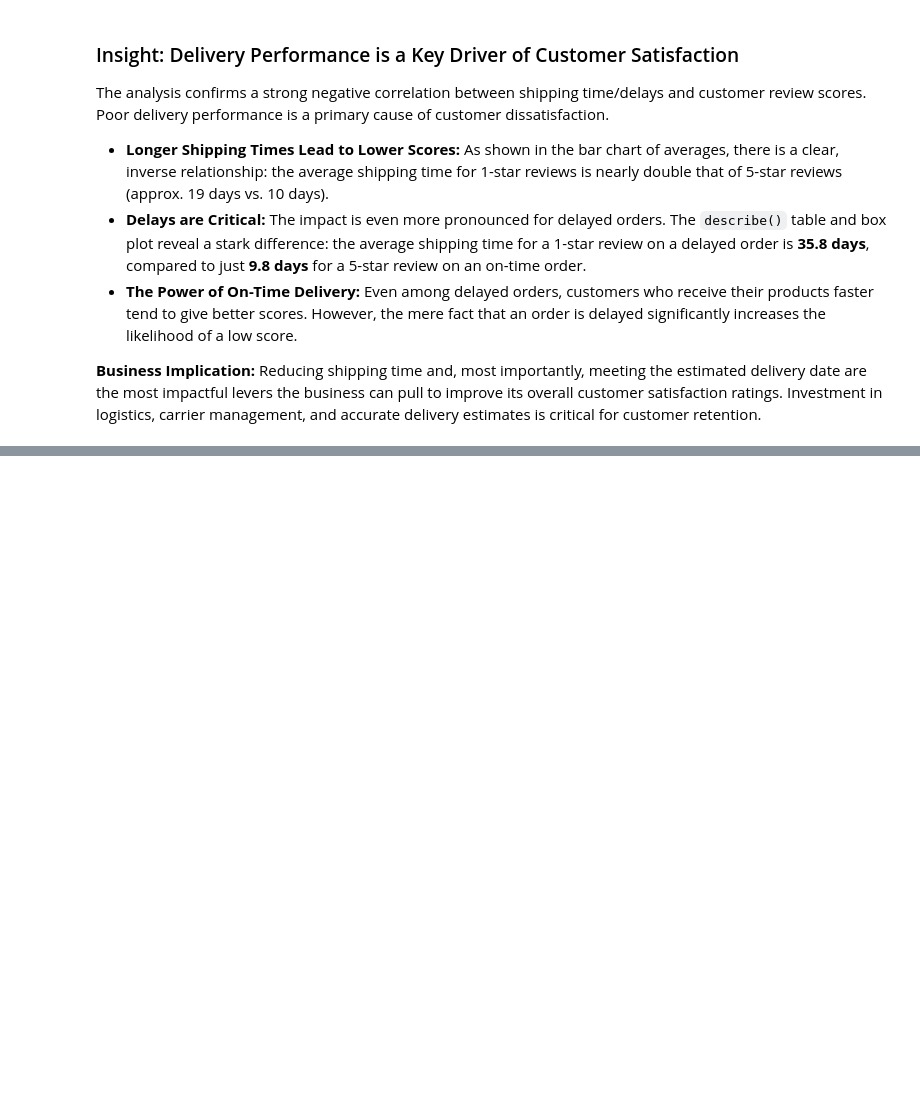
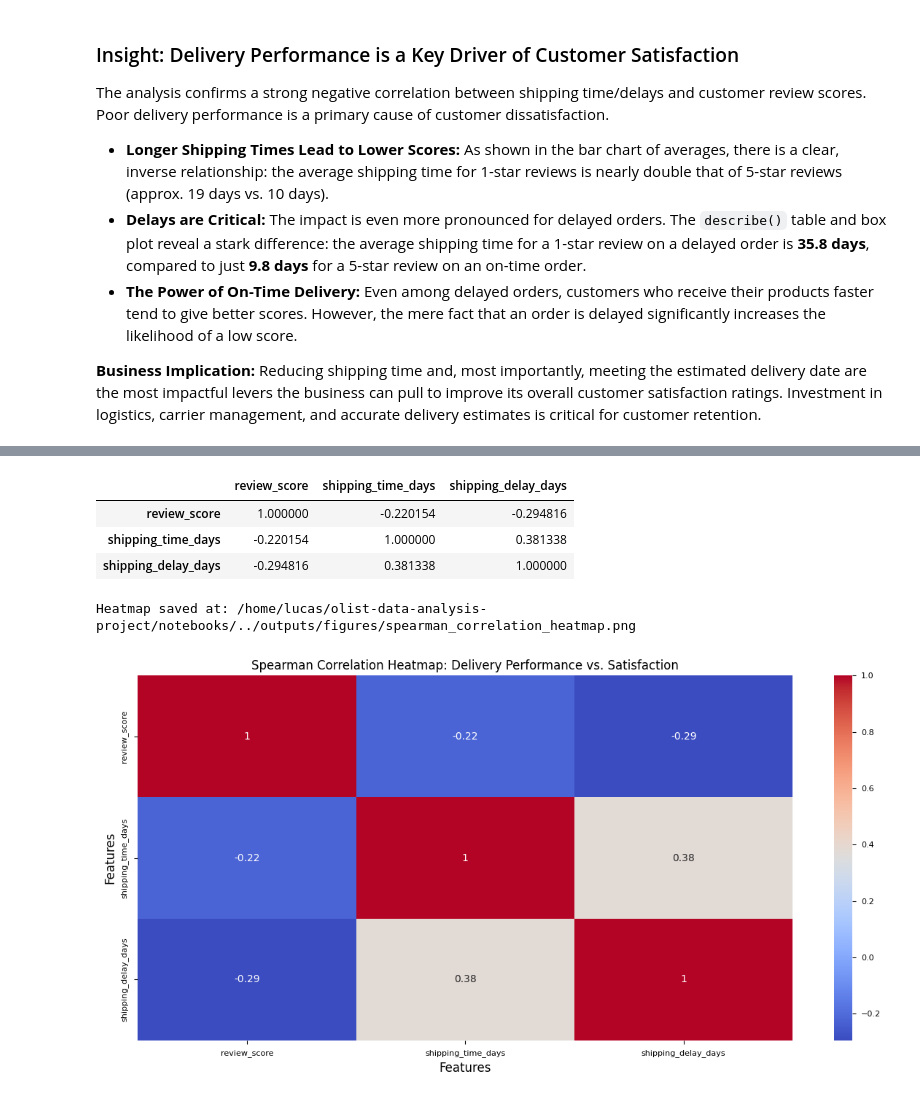
Before and after one commit to Lucas-Ker/olist-data-analysis-project, a Jupyter notebook: notebooks/02_eda_kpis_visuals.ipynb, the cells around one changed output, grey strips where cells are left out. Saved outputs shown, nothing was run; the diff lists cells and outputs as text; code cells hidden in the pictures; blank space fills up the shorter version.

Commit message:
notebook02-completed

```diff
--- a/notebooks/02_eda_kpis_visuals.ipynb
+++ b/notebooks/02_eda_kpis_visuals.ipynb
@@ -289,0 +314,4 @@ The analysis confirms a strong negative correlation between shipping time/delays
+# %%
+spe_data = df_analytics[['review_score', 'shipping_time_days', 'shipping_delay_days']]
+spe_data.dropna(inplace=True)
+spe_data
@@ -289,0 +336,12 @@ The analysis confirms a strong negative correlation between shipping time/delays
+# %%
+spe_data.corr(method='spearman')
+# %% [output]
+|  | review_score | shipping_time_days | shipping_delay_days |
+| review_score | 1.000000 | -0.220154 | -0.294816 |
+| shipping_time_days | -0.220154 | 1.000000 | 0.381338 |
+| shipping_delay_days | -0.294816 | 0.381338 | 1.000000 |
+# %%
+plot_heatmap(spe_data.corr(method='spearman'), title='Spearman Correlation Heatmap: Delivery Performance vs. Satisfaction', xlabel='Features', ylabel='Features', save_path='spearman_correlation_heatmap.png')
+# %% [output]
+Heatmap saved at: /home/lucas/olist-data-analysis-project/notebooks/../outputs/figures/spearman_correlation_heatmap.png
+[figure, added]
```
Also changed, not shown: parts of 49 cells of this notebook, 14 other files.
